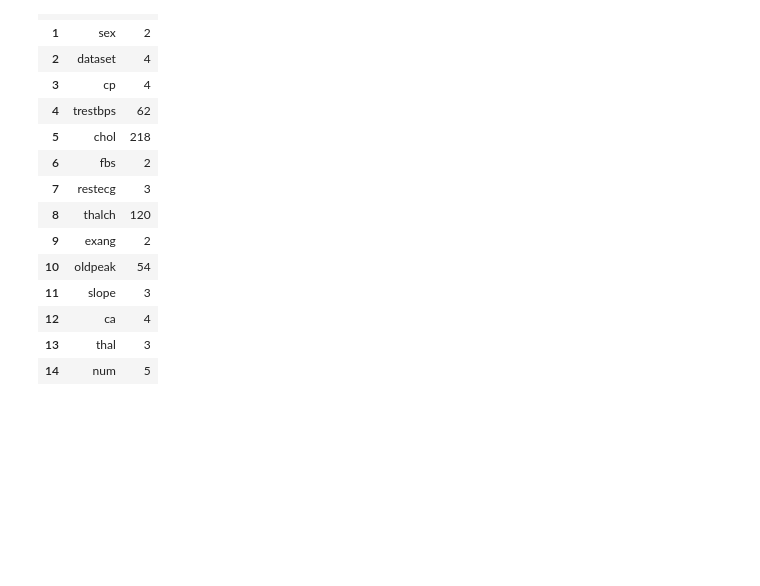
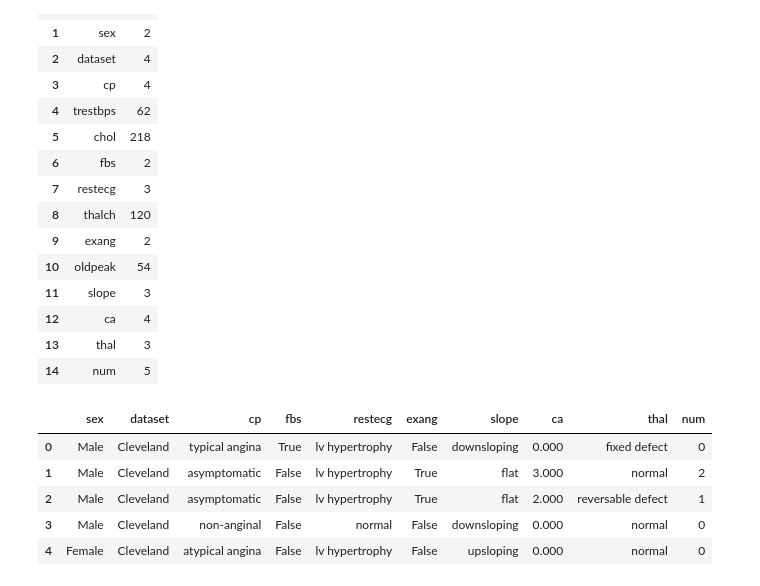
Before and after one commit to JiyaG143/pfsinterns, a Jupyter notebook: deepnote/Email_Spam_Detection_Project/Heart Disease Prediction.ipynb, the cells around one changed output. Cells and saved outputs as stored; diff of their text form; code cells hidden in the pictures; blank space fills up the shorter version.

```diff
--- a/deepnote/Email_Spam_Detection_Project/Heart Disease Prediction.ipynb
+++ b/deepnote/Email_Spam_Detection_Project/Heart Disease Prediction.ipynb
@@ -310,3 +310,16 @@ col_int
 | 12 | ca | 4 |
 | 13 | thal | 3 |
 | 14 | num | 5 |
+# %%
+# Correcting the KeyError by accessing the correct column name '0'
+# Extracting categorical columns based on unique counts
+categorical_columns = col_int['index'][col_int[0] < 10]
+fhs_cat = df[categorical_columns]
+fhs_cat.head()
+# %% [output]
+|  | sex | dataset | cp | fbs | restecg | exang | slope | ca | thal | num |
+| 0 | Male | Cleveland | typical angina | True | lv hypertrophy | False | downsloping | 0.000 | fixed defect | 0 |
+| 1 | Male | Cleveland | asymptomatic | False | lv hypertrophy | True | flat | 3.000 | normal | 2 |
+| 2 | Male | Cleveland | asymptomatic | False | lv hypertrophy | True | flat | 2.000 | reversable defect | 1 |
+| 3 | Male | Cleveland | non-anginal | False | normal | False | downsloping | 0.000 | normal | 0 |
+| 4 | Female | Cleveland | atypical angina | False | lv hypertrophy | False | upsloping | 0.000 | normal | 0 |
```
Also changed, not shown: parts of 3 cells of this notebook.
